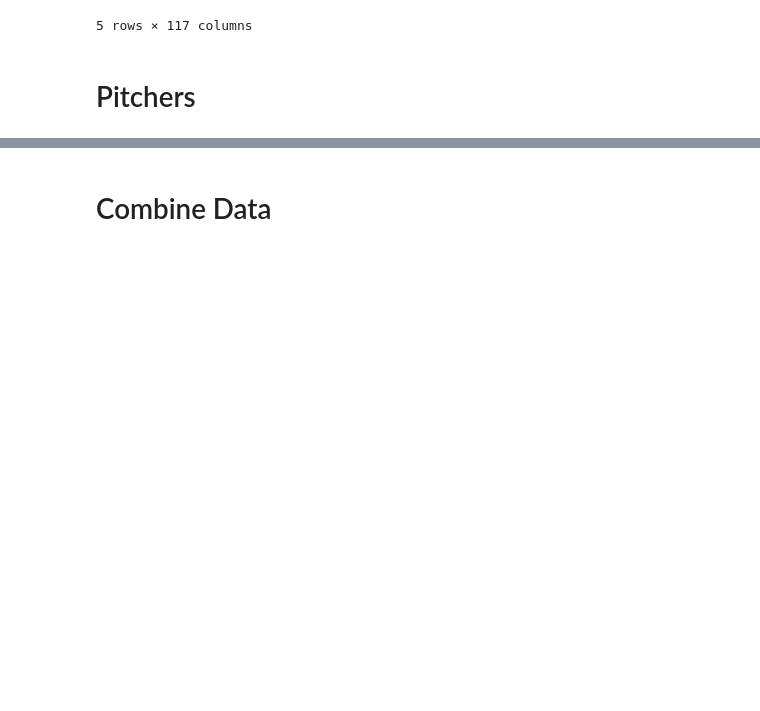
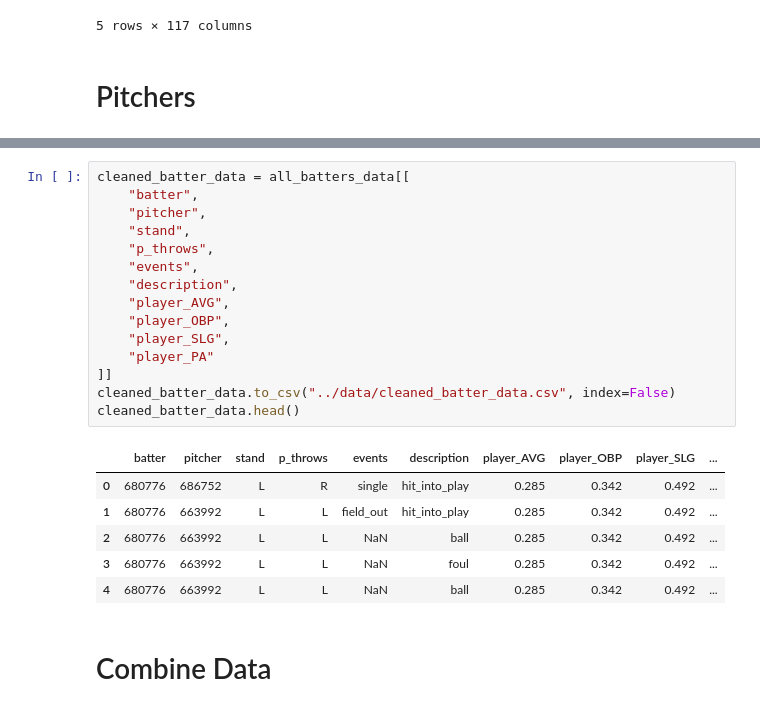
Before and after one commit to JSakuraa/mlb-hit-prediction, a Jupyter notebook: src/DATA_COLLECTION.ipynb, the cells around one changed output, grey strips where cells are left out. Drawn from its saved outputs; the diff is of its cells as text; blank space fills up the shorter version.

```diff
--- a/src/DATA_COLLECTION.ipynb
+++ b/src/DATA_COLLECTION.ipynb
@@ -178,3 +172,25 @@ qualified_pitcher_ids.head()
+# %%
+cleaned_batter_data = all_batters_data[[
+    "batter",
+    "pitcher",
+    "stand",
+    "p_throws",
+    "events",
+    "description",
+    "player_AVG",
+    "player_OBP",
+    "player_SLG",
+    "player_PA"
+]]
+cleaned_batter_data.to_csv("../data/cleaned_batter_data.csv", index=False)
+cleaned_batter_data.head()
+# %% [output]
+|  | batter | pitcher | stand | p_throws | events | description | player_AVG | player_OBP | player_SLG | ... |
+| 0 | 680776 | 686752 | L | R | single | hit_into_play | 0.285 | 0.342 | 0.492 | ... |
+| 1 | 680776 | 663992 | L | L | field_out | hit_into_play | 0.285 | 0.342 | 0.492 | ... |
+| 2 | 680776 | 663992 | L | L | NaN | ball | 0.285 | 0.342 | 0.492 | ... |
+| 3 | 680776 | 663992 | L | L | NaN | foul | 0.285 | 0.342 | 0.492 | ... |
+| 4 | 680776 | 663992 | L | L | NaN | ball | 0.285 | 0.342 | 0.492 | ... |
 # %% [markdown]
 # Combine Data
 # %%
```
Also changed, not shown: parts of 14 cells of this notebook, 8 other files.
